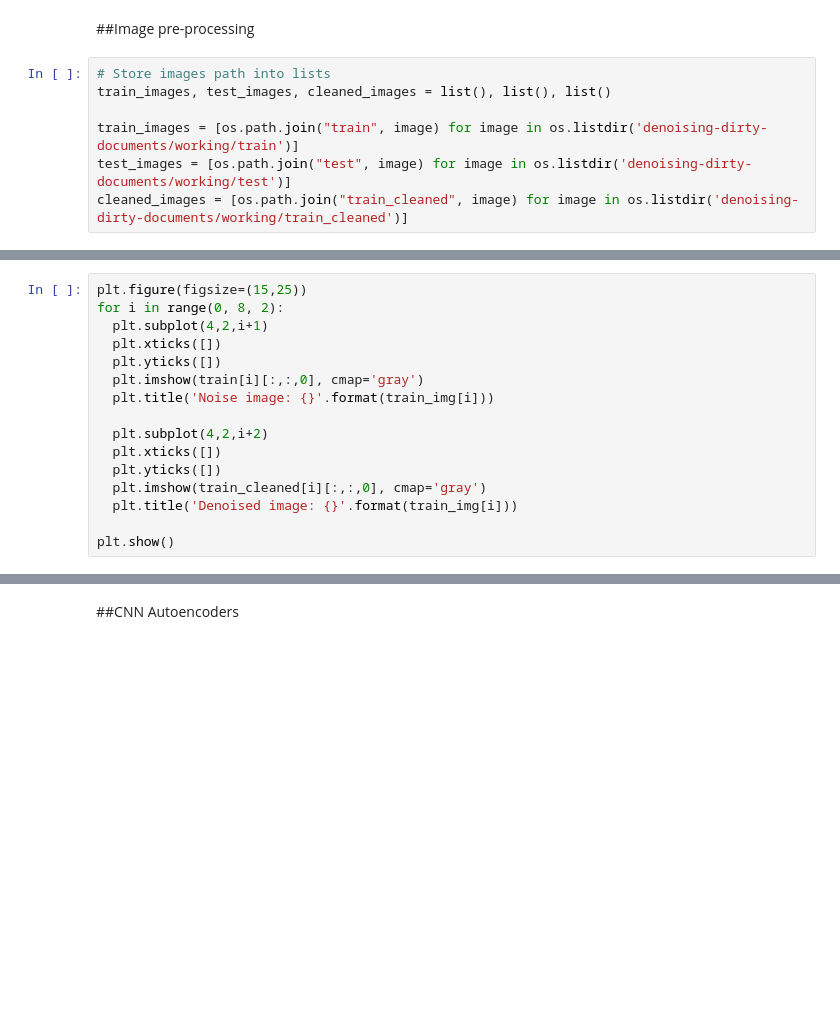
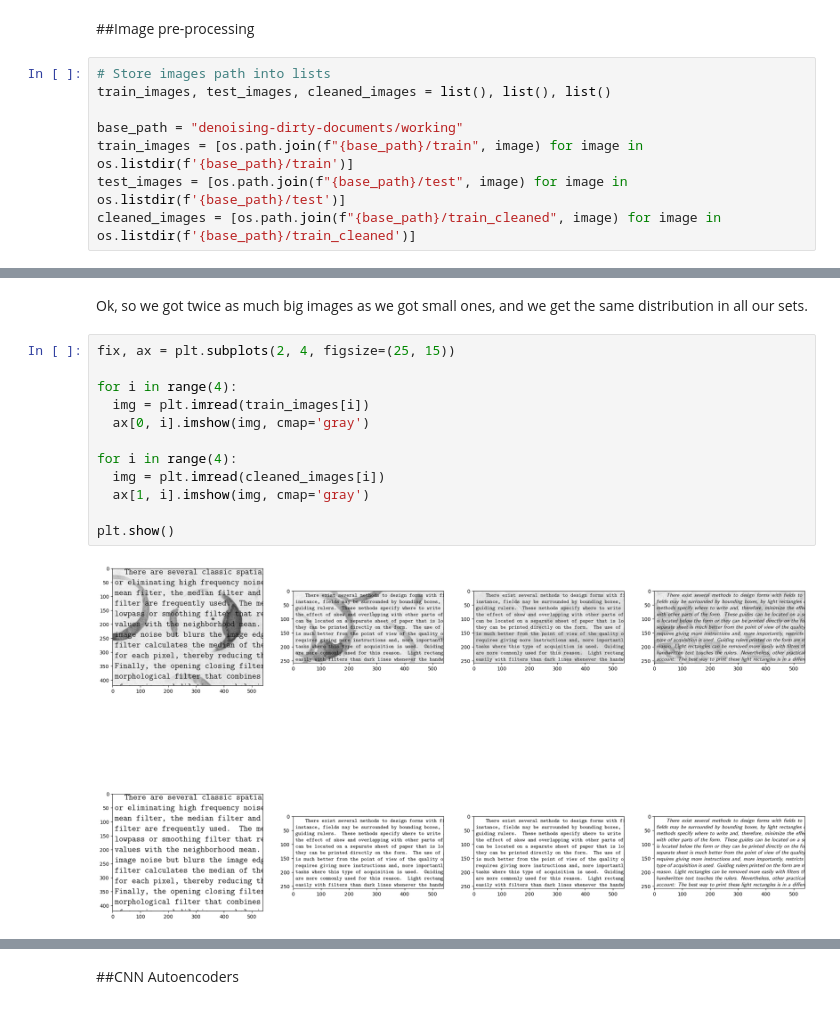
Before and after one commit to rahiakela/kaggle-competition-projects, a Jupyter notebook: denoising-dirty-documents/03_denoising_images_with_cnn_autoencoders.ipynb, the cells around one changed output, grey strips where cells are left out. Cells and saved outputs as stored; diff of their text form; blank space fills up the shorter version.

```diff
--- a/denoising-dirty-documents/03_denoising_images_with_cnn_autoencoders.ipynb
+++ b/denoising-dirty-documents/03_denoising_images_with_cnn_autoencoders.ipynb
@@ -97,9 +97,10 @@ os.mkdir("denoising-dirty-documents/working/test_resized")
 # Store images path into lists
 train_images, test_images, cleaned_images = list(), list(), list()
 
-train_images = [os.path.join("train", image) for image in os.listdir('denoising-dirty-documents/working/train')]
-test_images = [os.path.join("test", image) for image in os.listdir('denoising-dirty-documents/working/test')]
-cleaned_images = [os.path.join("train_cleaned", image) for image in os.listdir('denoising-dirty-documents/working/train_cleaned')]
+base_path = "denoising-dirty-documents/working"
+train_images = [os.path.join(f"{base_path}/train", image) for image in os.listdir(f'{base_path}/train')]
+test_images = [os.path.join(f"{base_path}/test", image) for image in os.listdir(f'{base_path}/test')]
+cleaned_images = [os.path.join(f"{base_path}/train_cleaned", image) for image in os.listdir(f'{base_path}/train_cleaned')]
 # %%
 train_images[0], test_images[0], cleaned_images[0]
 # %% [output]
@@ -183,16 +129,0 @@ for f in sorted(os.listdir('test/')):
-# %%
-plt.figure(figsize=(15,25))
-for i in range(0, 8, 2):
-  plt.subplot(4,2,i+1)
-  plt.xticks([])
-  plt.yticks([])
-  plt.imshow(train[i][:,:,0], cmap='gray')
-  plt.title('Noise image: {}'.format(train_img[i]))
-
-  plt.subplot(4,2,i+2)
-  plt.xticks([])
-  plt.yticks([])
-  plt.imshow(train_cleaned[i][:,:,0], cmap='gray')
-  plt.title('Denoised image: {}'.format(train_img[i]))
-
-plt.show()
@@ -200,0 +161,16 @@ plt.show()
+# %% [markdown]
+Ok, so we got twice as much big images as we got small ones, and we get the same distribution in all our sets.
+# %%
+fix, ax = plt.subplots(2, 4, figsize=(25, 15))
+
+for i in range(4):
+  img = plt.imread(train_images[i])
+  ax[0, i].imshow(img, cmap='gray')
+
+for i in range(4):
+  img = plt.imread(cleaned_images[i])
+  ax[1, i].imshow(img, cmap='gray')
+
+plt.show()
+# %% [output]
+[figure, added]
```
Also changed, not shown: parts of 11 cells of this notebook.
